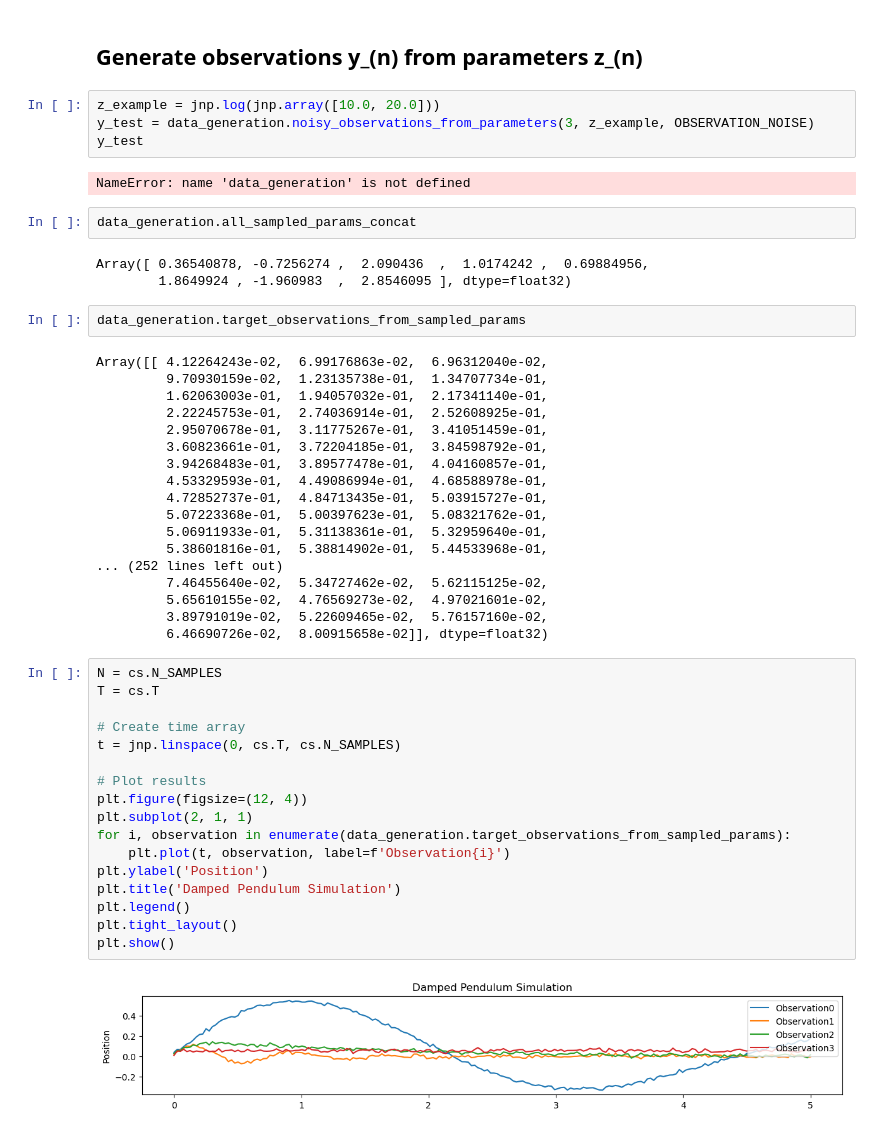
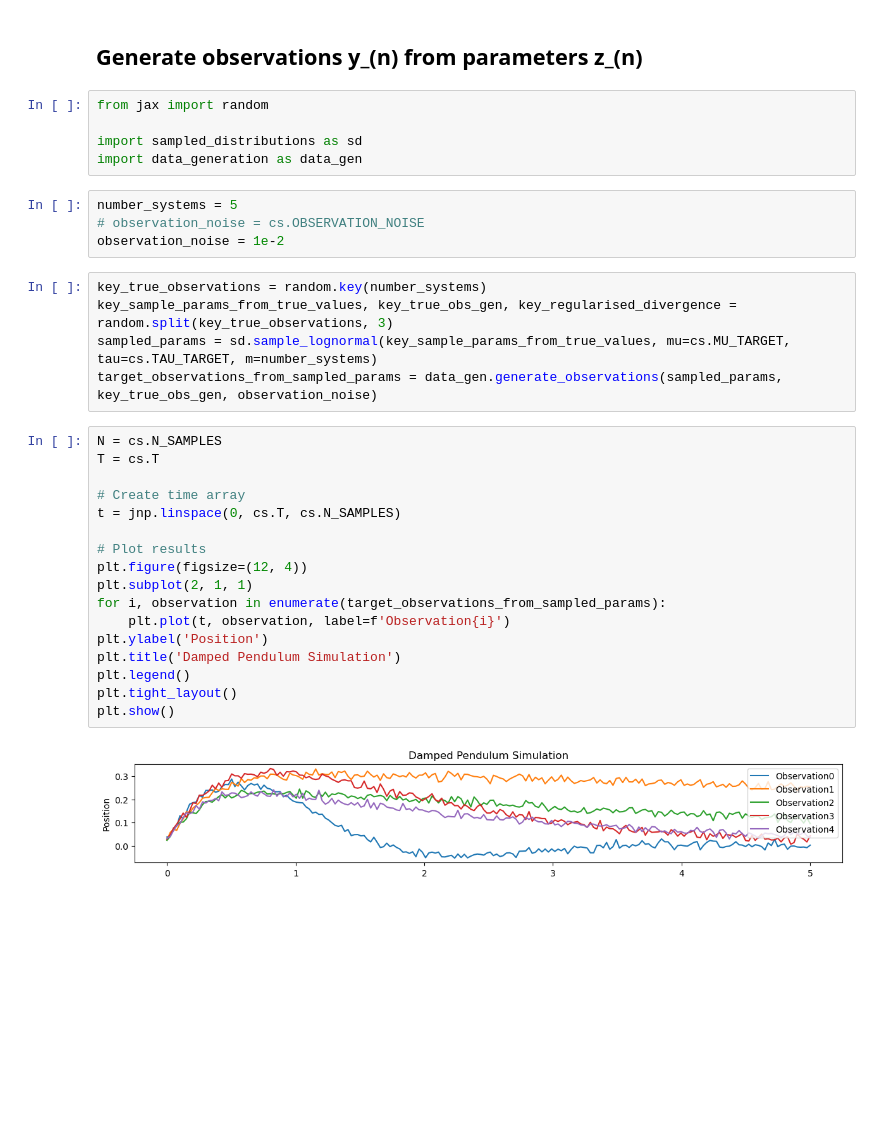
Before and after one commit to yanndivet/masters-piml-project, a Jupyter notebook: data_gen_viz.ipynb, the cells around one changed output. Drawn from its saved outputs; the diff is of its cells as text; blank space fills up the shorter version.

Commit message:
adding chain visual

```diff
--- a/data_gen_viz.ipynb
+++ b/data_gen_viz.ipynb
@@ -74,53 +69,36 @@ plt.show()
 ## Sample parameters z_(n) given hyperparameters
 # %% [markdown]
 ## Generate observations y_(n) from parameters z_(n)
+# %%
+from jax import random
+
+import sampled_distributions as sd
+import data_generation as data_gen
+# %%
+number_systems = 5
+# observation_noise = cs.OBSERVATION_NOISE
+observation_noise = 1e-2
 # %%
-z_example = jnp.log(jnp.array([10.0, 20.0]))
-y_test = data_generation.noisy_observations_from_parameters(3, z_example, OBSERVATION_NOISE)
-y_test
+key_true_observations = random.key(number_systems)
+key_sample_params_from_true_values, key_true_obs_gen, key_regularised_divergence = random.split(key_true_observations, 3)
+sampled_params = sd.sample_lognormal(key_sample_params_from_true_values, mu=cs.MU_TARGET, tau=cs.TAU_TARGET, m=number_systems)
+target_observations_from_sampled_params = data_gen.generate_observations(sampled_params, key_true_obs_gen, observation_noise)
-# %% [output]
-NameError: name 'data_generation' is not defined
-# %%
-data_generation.all_sampled_params_concat
-# %% [output]
-Array([ 0.36540878, -0.7256274 ,  2.090436  ,  1.0174242 ,  0.69884956,
-        1.8649924 , -1.960983  ,  2.8546095 ], dtype=float32)
-# %%
-data_generation.target_observations_from_sampled_params
-# %% [output]
-Array([[ 4.12264243e-02,  6.99176863e-02,  6.96312040e-02,
-         9.70930159e-02,  1.23135738e-01,  1.34707734e-01,
-         1.62063003e-01,  1.94057032e-01,  2.17341140e-01,
-         2.22245753e-01,  2.74036914e-01,  2.52608925e-01,
-         2.95070678e-01,  3.11775267e-01,  3.41051459e-01,
-         3.60823661e-01,  3.72204185e-01,  3.84598792e-01,
-         3.94268483e-01,  3.89577478e-01,  4.04160857e-01,
-         4.53329593e-01,  4.49086994e-01,  4.68588978e-01,
-         4.72852737e-01,  4.84713435e-01,  5.03915727e-01,
-         5.07223368e-01,  5.00397623e-01,  5.08321762e-01,
-         5.06911933e-01,  5.31138361e-01,  5.32959640e-01,
-         5.38601816e-01,  5.38814902e-01,  5.44533968e-01,
-... (252 lines left out)
-         7.46455640e-02,  5.34727462e-02,  5.62115125e-02,
-         5.65610155e-02,  4.76569273e-02,  4.97021601e-02,
-         3.89791019e-02,  5.22609465e-02,  5.76157160e-02,
-         6.46690726e-02,  8.00915658e-02]], dtype=float32)
 # %%
 N = cs.N_SAMPLES
 T = cs.T
 
 # Create time array
 t = jnp.linspace(0, cs.T, cs.N_SAMPLES)
 
 # Plot results
 plt.figure(figsize=(12, 4))
 plt.subplot(2, 1, 1)
-for i, observation in enumerate(data_generation.target_observations_from_sampled_params):
+for i, observation in enumerate(target_observations_from_sampled_params):
     plt.plot(t, observation, label=f'Observation{i}')
 plt.ylabel('Position')
 plt.title('Damped Pendulum Simulation')
 plt.legend()
 plt.tight_layout()
 plt.show()
 # %% [output]
-[figure, old version]
+[figure, new version]
```
Also changed, not shown: parts of 3 cells of this notebook, 5 other files.
